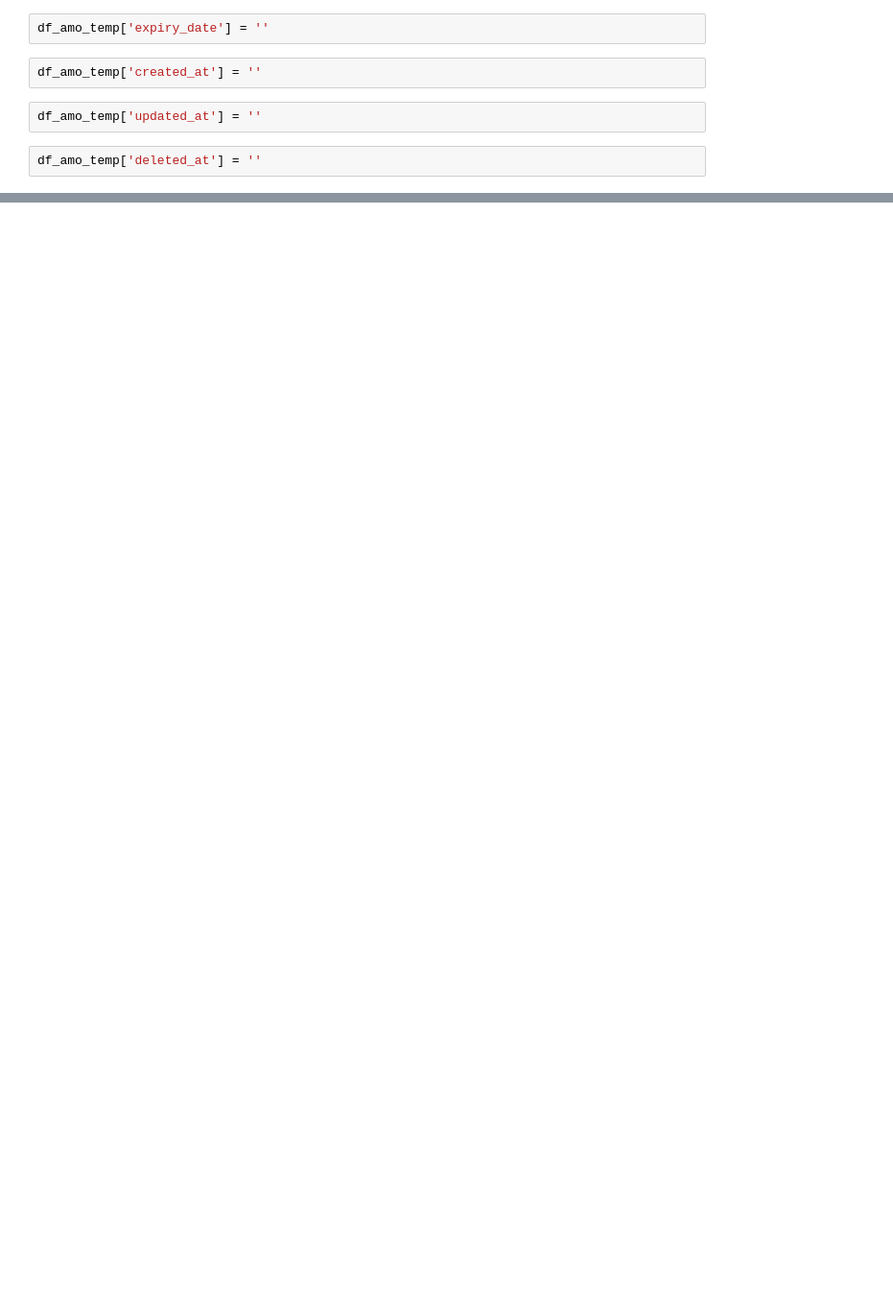
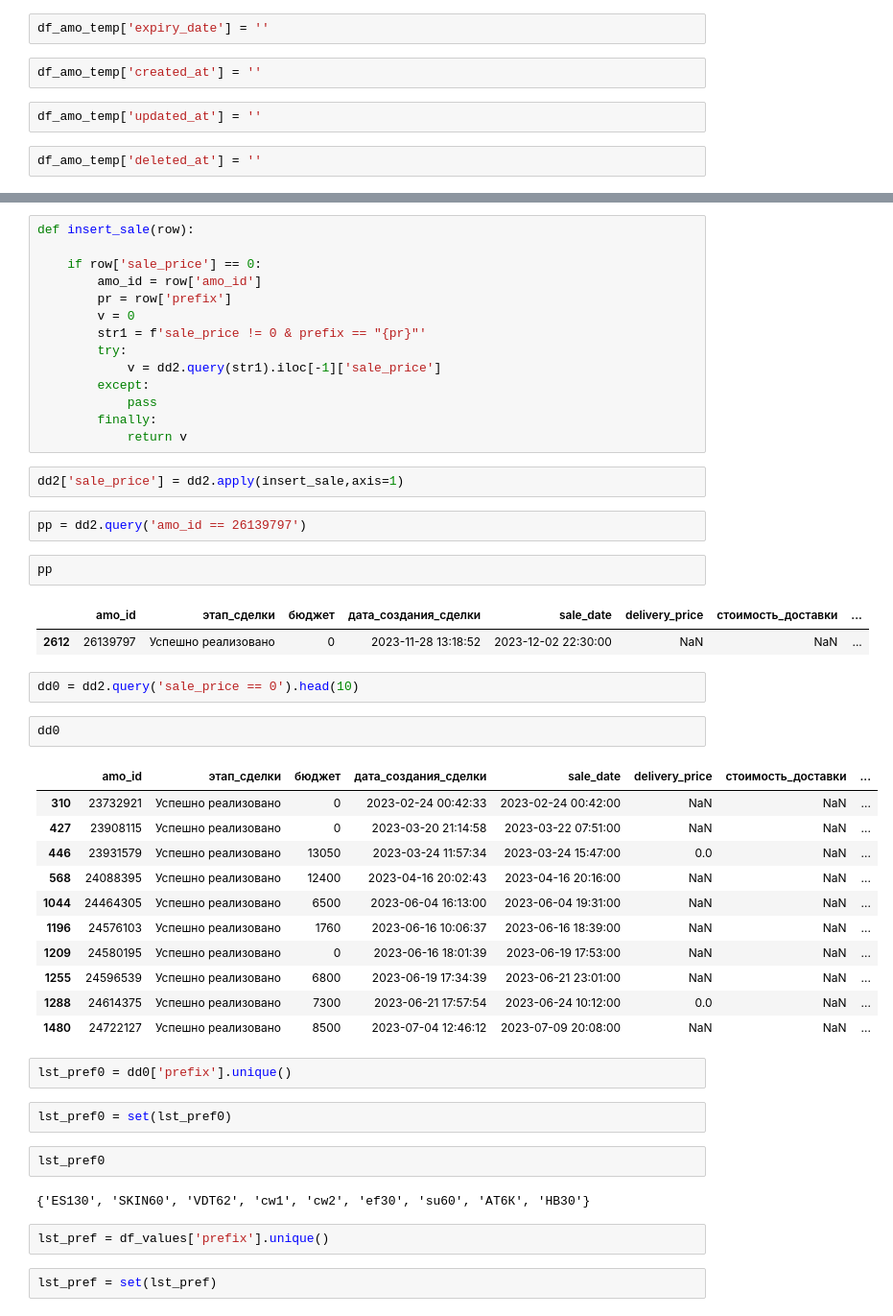
Before and after one commit to five76/DS, a Jupyter notebook: work/01/AMO/script.ipynb, the cells around one changed output, grey strips where cells are left out. Shown: that part at 96% size. Saved outputs shown, nothing was run; the diff lists cells and outputs as text; blank space fills up the shorter version.

```diff
--- a/work/01/AMO/script.ipynb
+++ b/work/01/AMO/script.ipynb
@@ -195,0 +467,51 @@ df_amo_temp.head(10)
+# %%
+def insert_sale(row):
+
+    if row['sale_price'] == 0:
+        amo_id = row['amo_id']
+        pr = row['prefix']
+        v = 0
+        str1 = f'sale_price != 0 & prefix == "{pr}"'
+        try:
+            v = dd2.query(str1).iloc[-1]['sale_price']
+        except:
+            pass
+        finally:
+            return v
+# %%
+dd2['sale_price'] = dd2.apply(insert_sale,axis=1)
+# %%
+pp = dd2.query('amo_id == 26139797')
+# %%
+pp
+# %% [output]
+|  | amo_id | этап_сделки | бюджет | дата_создания_сделки | sale_date | delivery_price | стоимость_доставки | ... |
+| 2612 | 26139797 | Успешно реализовано | 0 | 2023-11-28 13:18:52 | 2023-12-02 22:30:00 | NaN | NaN | ... |
+# %%
+dd0 = dd2.query('sale_price == 0').head(10)
+# %%
+dd0
+# %% [output]
+|  | amo_id | этап_сделки | бюджет | дата_создания_сделки | sale_date | delivery_price | стоимость_доставки | ... |
+| 310 | 23732921 | Успешно реализовано | 0 | 2023-02-24 00:42:33 | 2023-02-24 00:42:00 | NaN | NaN | ... |
+| 427 | 23908115 | Успешно реализовано | 0 | 2023-03-20 21:14:58 | 2023-03-22 07:51:00 | NaN | NaN | ... |
+| 446 | 23931579 | Успешно реализовано | 13050 | 2023-03-24 11:57:34 | 2023-03-24 15:47:00 | 0.0 | NaN | ... |
+| 568 | 24088395 | Успешно реализовано | 12400 | 2023-04-16 20:02:43 | 2023-04-16 20:16:00 | NaN | NaN | ... |
+| 1044 | 24464305 | Успешно реализовано | 6500 | 2023-06-04 16:13:00 | 2023-06-04 19:31:00 | NaN | NaN | ... |
+| 1196 | 24576103 | Успешно реализовано | 1760 | 2023-06-16 10:06:37 | 2023-06-16 18:39:00 | NaN | NaN | ... |
+| 1209 | 24580195 | Успешно реализовано | 0 | 2023-06-16 18:01:39 | 2023-06-19 17:53:00 | NaN | NaN | ... |
+| 1255 | 24596539 | Успешно реализовано | 6800 | 2023-06-19 17:34:39 | 2023-06-21 23:01:00 | NaN | NaN | ... |
+| 1288 | 24614375 | Успешно реализовано | 7300 | 2023-06-21 17:57:54 | 2023-06-24 10:12:00 | 0.0 | NaN | ... |
+| 1480 | 24722127 | Успешно реализовано | 8500 | 2023-07-04 12:46:12 | 2023-07-09 20:08:00 | NaN | NaN | ... |
+# %%
+lst_pref0 = dd0['prefix'].unique()
+# %%
+lst_pref0 = set(lst_pref0)
+# %%
+lst_pref0
+# %% [output]
+{'ES130', 'SKIN60', 'VDT62', 'cw1', 'cw2', 'ef30', 'su60', 'АТ6К', 'НВ30'}
+# %%
+lst_pref = df_values['prefix'].unique()
+# %%
+lst_pref = set(lst_pref)
```
Also changed, not shown: parts of 82 cells of this notebook, 1 other file.
